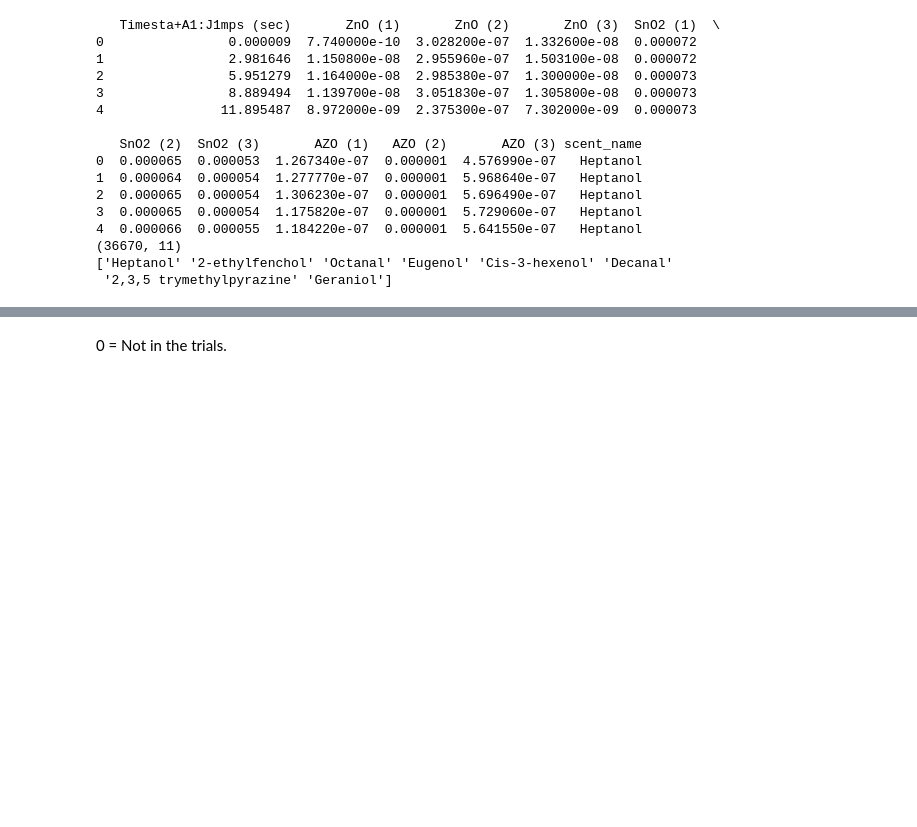
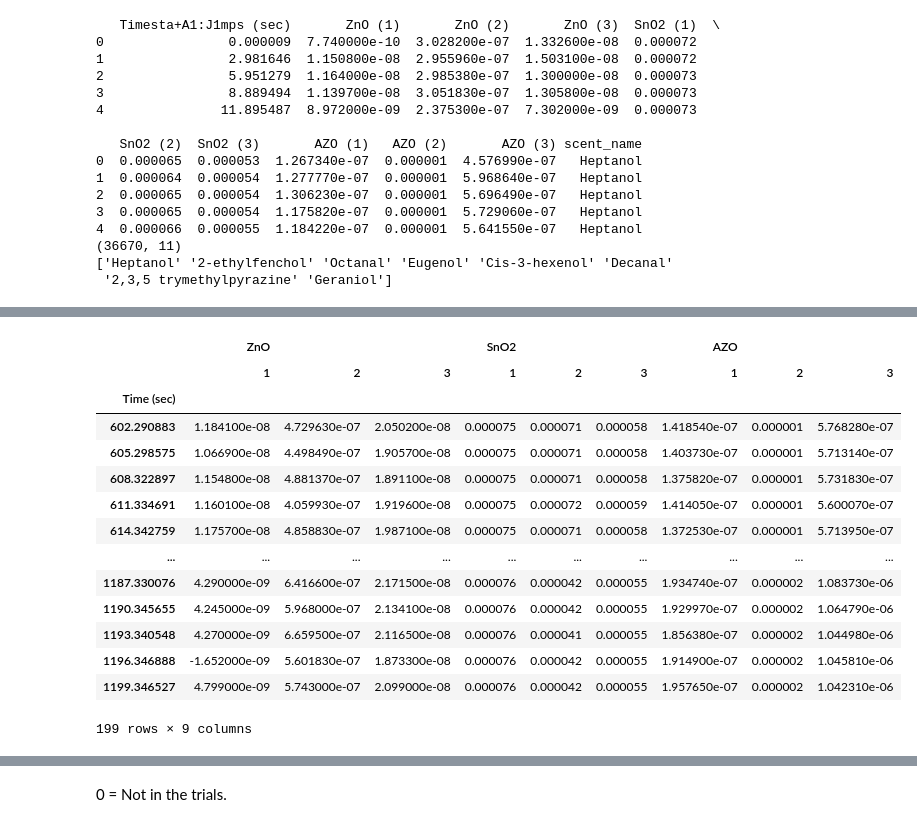
Before and after one commit to ChanyuMoon/smell_classification, a Jupyter notebook: data_preprocessing.ipynb, the cells around one changed output, grey strips where cells are left out. Saved outputs shown, nothing was run; the diff lists cells and outputs as text; code cells hidden in the pictures; blank space fills up the shorter version.

```diff
--- a/data_preprocessing.ipynb
+++ b/data_preprocessing.ipynb
@@ -115,0 +119,11 @@ integrated_data.head()
+# %%
+integrated_data_optimized = integrated_data.copy()
+# %%
+# integrated_data.set_axis(["Time (sec)", [["Zno"], [1]], [["Zno"], [2]], [["Zno"], [3]], [["SnO2"], [1]], [["SnO2"], [2]], [["SnO2"], [3]], [["AZO"], [1]], [["AZO"], [2]], [["AZO"], [3]], "scent_name", "on_off_state", "trial_name" ] ,axis="columns")
+
+# integrated_data_optimized.iloc[0] = [None, "1", "2", "3", "1", "2", "3", "1", "2", "3", None, None, None]
+
+integrated_data_optimized = integrated_data_optimized.set_index(["scent_name", "trial_num", "on_off_state", "Time (sec)"])
+
+
+integrated_data_optimized.head()
@@ -115,0 +138,5 @@ integrated_data.head()
+# %%
+integrated_data_optimized = integrated_data_optimized.set_axis([integrated_data_optimized.columns.map(lambda x: x[:-4]), pd.Index([1, 2, 3]*3) ], axis = 1)
+
+integrated_data_optimized.head()
+# integrated_data_optimized.columns = [integrated_data_optimized.columns[0]] + list(integrated_data_optimized.columns[1:10].map(lambda x: x[:3])) + list(integrated_data_optimized.columns[10:], list(integrated_data_optimized.iloc[0]))
@@ -116,2 +172,20 @@ integrated_data.head()
+# %%
+integrated_data_optimized.loc["Heptanol", 1, "on"]
+# %% [output]
+|  | ZnO |  |  | SnO2 |  |  | AZO |  |  |
+|  | 1 | 2 | 3 | 1 | 2 | 3 | 1 | 2 | 3 |
+| Time (sec) |  |  |  |  |  |  |  |  |  |
+| 602.290883 | 1.184100e-08 | 4.729630e-07 | 2.050200e-08 | 0.000075 | 0.000071 | 0.000058 | 1.418540e-07 | 0.000001 | 5.768280e-07 |
+| 605.298575 | 1.066900e-08 | 4.498490e-07 | 1.905700e-08 | 0.000075 | 0.000071 | 0.000058 | 1.403730e-07 | 0.000001 | 5.713140e-07 |
+| 608.322897 | 1.154800e-08 | 4.881370e-07 | 1.891100e-08 | 0.000075 | 0.000071 | 0.000058 | 1.375820e-07 | 0.000001 | 5.731830e-07 |
+| 611.334691 | 1.160100e-08 | 4.059930e-07 | 1.919600e-08 | 0.000075 | 0.000072 | 0.000059 | 1.414050e-07 | 0.000001 | 5.600070e-07 |
+| 614.342759 | 1.175700e-08 | 4.858830e-07 | 1.987100e-08 | 0.000075 | 0.000071 | 0.000058 | 1.372530e-07 | 0.000001 | 5.713950e-07 |
+| ... | ... | ... | ... | ... | ... | ... | ... | ... | ... |
+| 1187.330076 | 4.290000e-09 | 6.416600e-07 | 2.171500e-08 | 0.000076 | 0.000042 | 0.000055 | 1.934740e-07 | 0.000002 | 1.083730e-06 |
+| 1190.345655 | 4.245000e-09 | 5.968000e-07 | 2.134100e-08 | 0.000076 | 0.000042 | 0.000055 | 1.929970e-07 | 0.000002 | 1.064790e-06 |
+| 1193.340548 | 4.270000e-09 | 6.659500e-07 | 2.116500e-08 | 0.000076 | 0.000041 | 0.000055 | 1.856380e-07 | 0.000002 | 1.044980e-06 |
+| 1196.346888 | -1.652000e-09 | 5.601830e-07 | 1.873300e-08 | 0.000076 | 0.000042 | 0.000055 | 1.914900e-07 | 0.000002 | 1.045810e-06 |
+| 1199.346527 | 4.799000e-09 | 5.743000e-07 | 2.099000e-08 | 0.000076 | 0.000042 | 0.000055 | 1.957650e-07 | 0.000002 | 1.042310e-06 |
+199 rows × 9 columns
 # %%
 integrated_data["trial_num"].unique()
```
Also changed, not shown: parts of 6 cells of this notebook, 1 other file.
